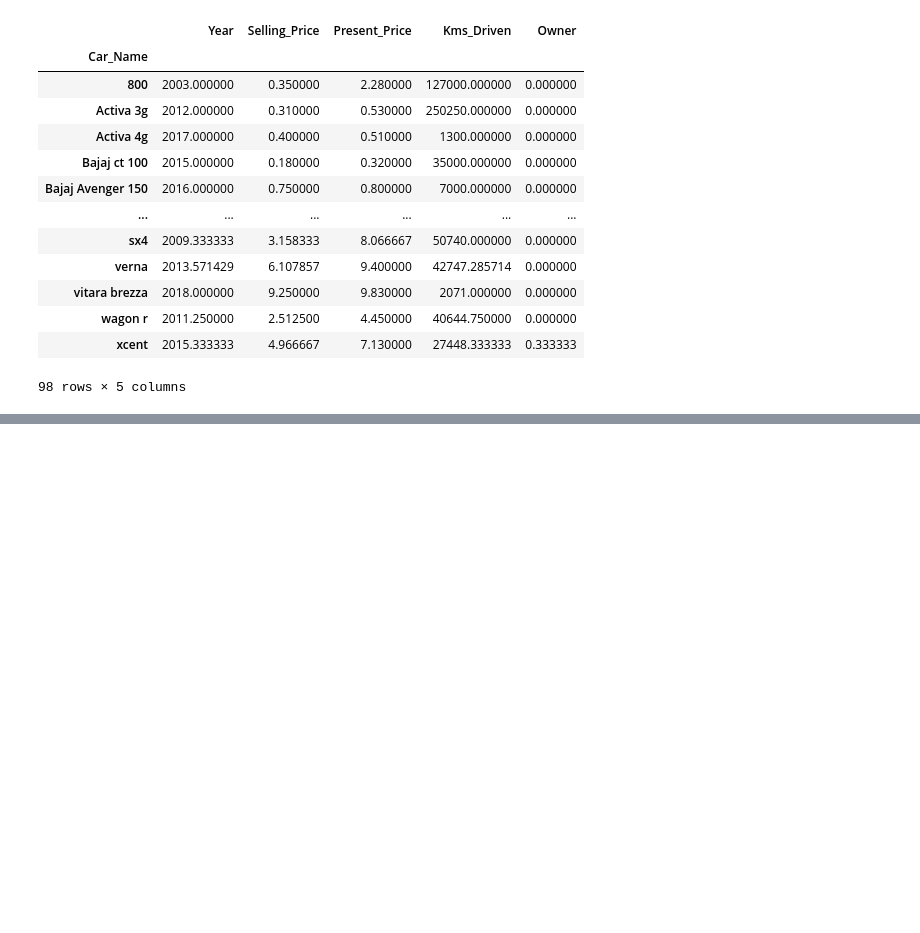
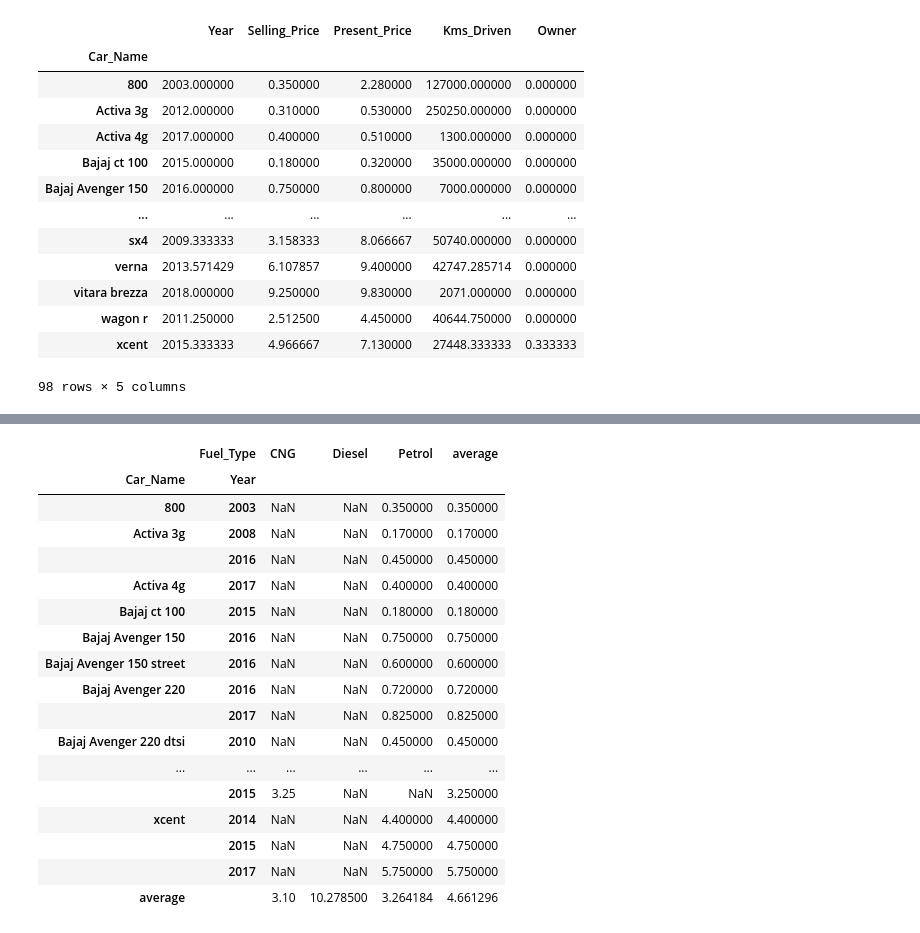
Before and after one commit to RMLAI/Projects, a Jupyter notebook: Used_Car_Price_Prediction.ipynb, the cells around one changed output, grey strips where cells are left out. Drawn from its saved outputs; the diff is of its cells as text; code cells hidden in the pictures; blank space fills up the shorter version.

```diff
--- a/Used_Car_Price_Prediction.ipynb
+++ b/Used_Car_Price_Prediction.ipynb
@@ -31,0 +75,26 @@ df.groupby('Car_Name').mean()
+# %%
+#changing the default number of visible rows
+pd.set_option('max_rows', 99999)
+# %%
+#using pivot tables to explore the data
+table2=pd.pivot_table(df,values='Selling_Price',index=['Car_Name','Year'],columns='Fuel_Type',aggfunc='mean',margins='True',margins_name='average')
+table2
+# %% [output]
+|  | Fuel_Type | CNG | Diesel | Petrol | average |
+| Car_Name | Year |  |  |  |  |
+| 800 | 2003 | NaN | NaN | 0.350000 | 0.350000 |
+| Activa 3g | 2008 | NaN | NaN | 0.170000 | 0.170000 |
+|  | 2016 | NaN | NaN | 0.450000 | 0.450000 |
+| Activa 4g | 2017 | NaN | NaN | 0.400000 | 0.400000 |
+| Bajaj ct 100 | 2015 | NaN | NaN | 0.180000 | 0.180000 |
+| Bajaj Avenger 150 | 2016 | NaN | NaN | 0.750000 | 0.750000 |
+| Bajaj Avenger 150 street | 2016 | NaN | NaN | 0.600000 | 0.600000 |
+| Bajaj Avenger 220 | 2016 | NaN | NaN | 0.720000 | 0.720000 |
+|  | 2017 | NaN | NaN | 0.825000 | 0.825000 |
+| Bajaj Avenger 220 dtsi | 2010 | NaN | NaN | 0.450000 | 0.450000 |
+| ... | ... | ... | ... | ... | ... |
+|  | 2015 | 3.25 | NaN | NaN | 3.250000 |
+| xcent | 2014 | NaN | NaN | 4.400000 | 4.400000 |
+|  | 2015 | NaN | NaN | 4.750000 | 4.750000 |
+|  | 2017 | NaN | NaN | 5.750000 | 5.750000 |
+| average |  | 3.10 | 10.278500 | 3.264184 | 4.661296 |
```
Also changed, not shown: parts of 7 cells of this notebook.
